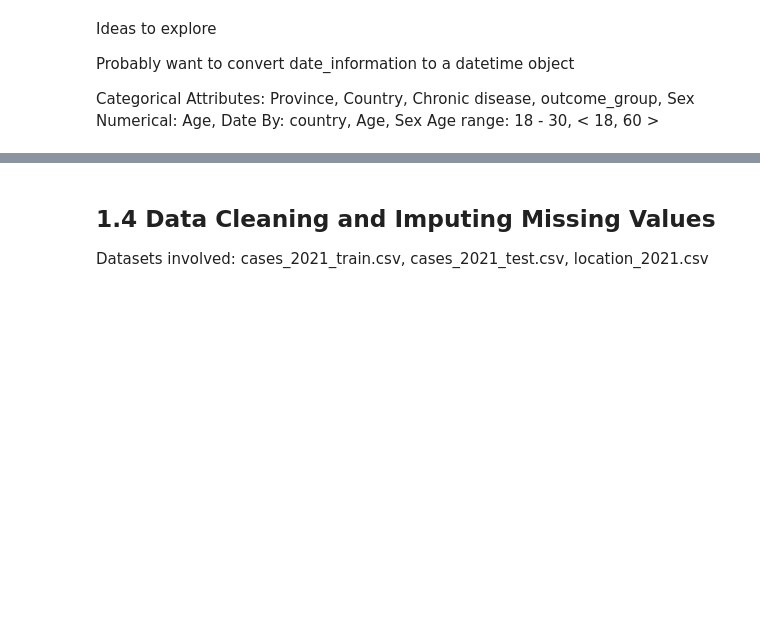
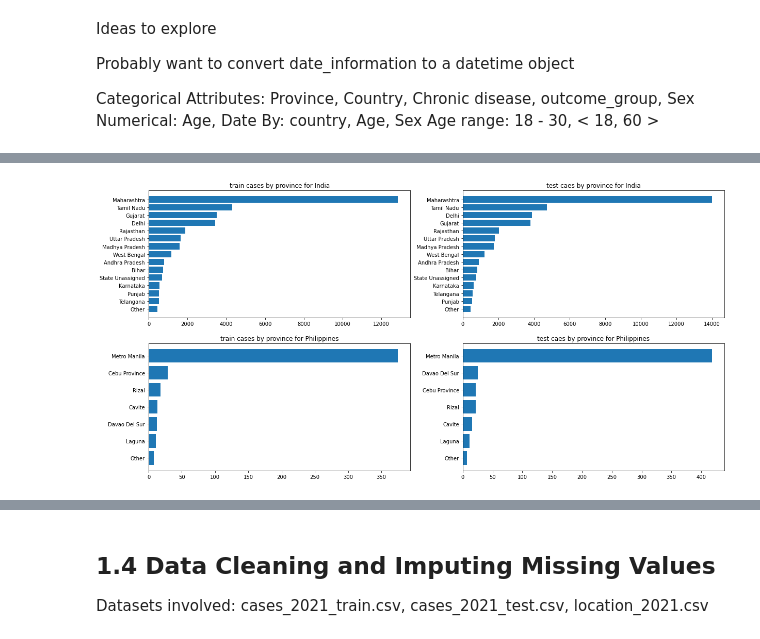
Before and after one commit to YufengLuo98/CMPT-459-Course-Project, a Jupyter notebook: milestone-1.ipynb, the cells around one changed output, grey strips where cells are left out. Cells and saved outputs as stored; diff of their text form; code cells hidden in the pictures; blank space fills up the shorter version.

```diff
--- a/milestone-1.ipynb
+++ b/milestone-1.ipynb
@@ -111,0 +184,34 @@ Age range: 18 - 30, < 18, 60 >
+# %%
+# province attribute
+plt.figure(figsize=(20,10))
+plt.subplot(2,2,1)
+values = cases_train[cases_train['country']=='India']
+values = pd.DataFrame(values['province'].value_counts().sort_values(ascending=True)).reset_index()
+values['index'] = values.apply(lambda x: x['index'] if x.province>500 else 'Other', axis=1)#sumarize others
+plt.barh(values['index'], values['province'])
+plt.title('train cases by province for India')
+
+plt.subplot(2,2,2)
+values = cases_test[cases_test['country']=='India']
+values = pd.DataFrame(values['province'].value_counts().sort_values(ascending=True)).reset_index()
+values['index'] = values.apply(lambda x: x['index'] if x.province>500 else 'Other', axis=1)#sumarize others
+plt.barh(values['index'], values['province'])
+plt.title('test caes by province for India')
+
+plt.subplot(2,2,3)
+values = cases_train[cases_train['country']=='Philippines']
+values = pd.DataFrame(values['province'].value_counts().sort_values(ascending=True)).reset_index()
+values['index'] = values.apply(lambda x: x['index'] if x.province>10 else 'Other', axis=1)#sumarize others
+plt.barh(values['index'], values['province'])
+plt.title('train cases by province for Philippines')
+
+plt.subplot(2,2,4)
+values = cases_test[cases_test['country']=='Philippines']
+values = pd.DataFrame(values['province'].value_counts().sort_values(ascending=True)).reset_index()
+values['index'] = values.apply(lambda x: x['index'] if x.province>10 else 'Other', axis=1)#sumarize others
+plt.barh(values['index'], values['province'])
+plt.title('test caes by province for Philippines')
+
+plt.show()
+# %% [output]
+[figure, added]
```
Also changed, not shown: parts of 18 cells of this notebook.
